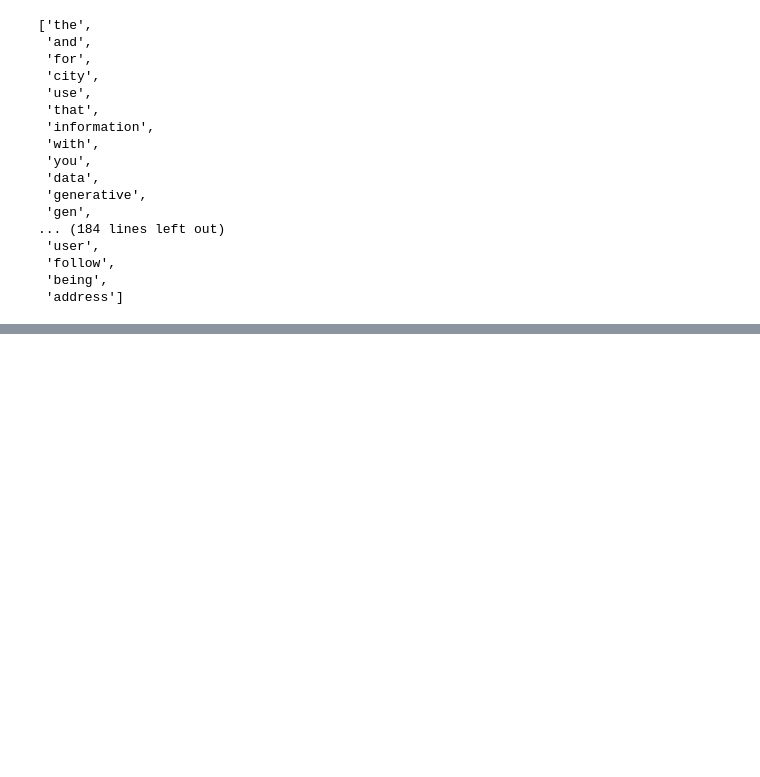
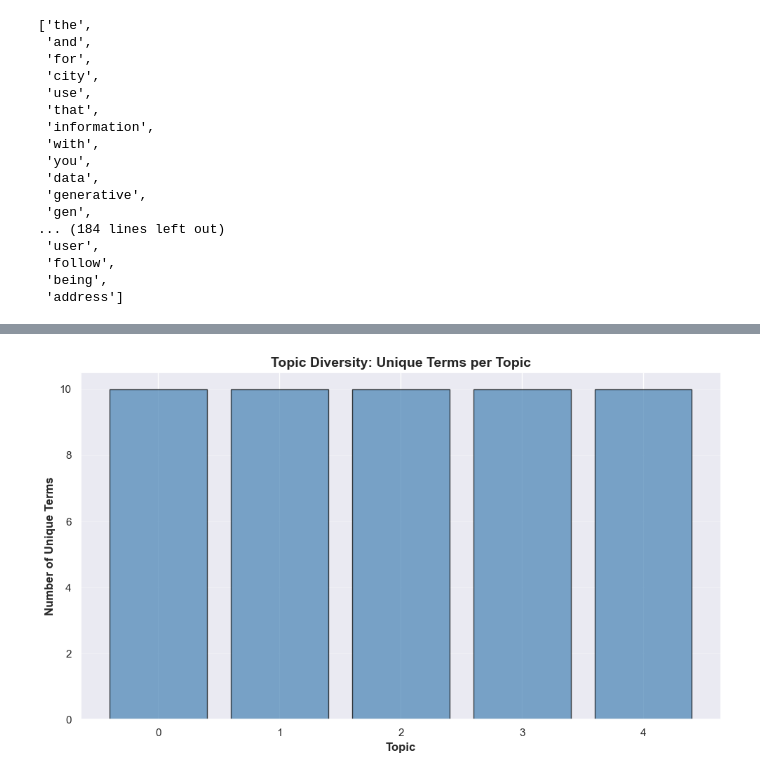
Before and after one commit to temapankin/UrbanAI-TopicModellng, a Jupyter notebook: notebooks/topic-modeling.ipynb, the cells around one changed output, grey strips where cells are left out. Saved outputs shown, nothing was run; the diff lists cells and outputs as text; code cells hidden in the pictures; blank space fills up the shorter version.

```diff
--- a/notebooks/topic-modeling.ipynb
+++ b/notebooks/topic-modeling.ipynb
@@ -208,0 +382,17 @@ Topic 19: data, requirements, accurate, ask, review
+# %%
+fig, ax = plt.subplots(figsize=(10, 6))
+
+topic_sizes = [len(gensim_lda.get_topic_terms(i)) for i in range(optimal_n_topics)]
+
+ax.bar(range(optimal_n_topics), topic_sizes, color='steelblue', alpha=0.7, edgecolor='black')
+ax.set_xlabel('Topic', fontsize=12, fontweight='bold')
+ax.set_ylabel('Number of Unique Terms', fontsize=12, fontweight='bold')
+ax.set_title('Topic Diversity: Unique Terms per Topic', fontsize=14, fontweight='bold')
+ax.set_xticks(range(optimal_n_topics))
+ax.grid(axis='y', alpha=0.3)
+plt.tight_layout()
+
+#plt.savefig('../visualizations/topic_diversity.png', dpi=300, bbox_inches='tight')
+plt.show()
+# %% [output]
+[figure, added]
```
Also changed, not shown: parts of 18 cells of this notebook, 7 other files.
